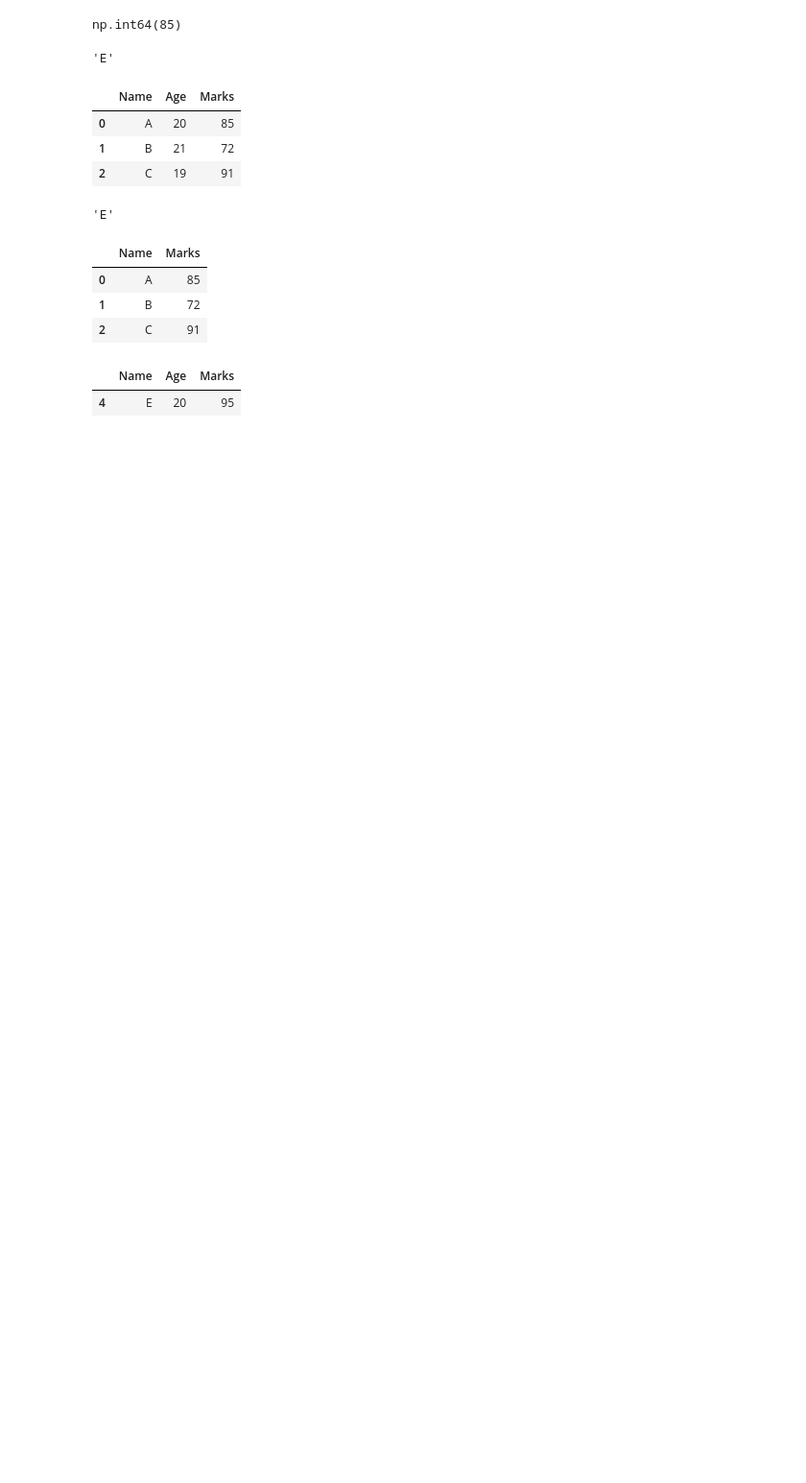
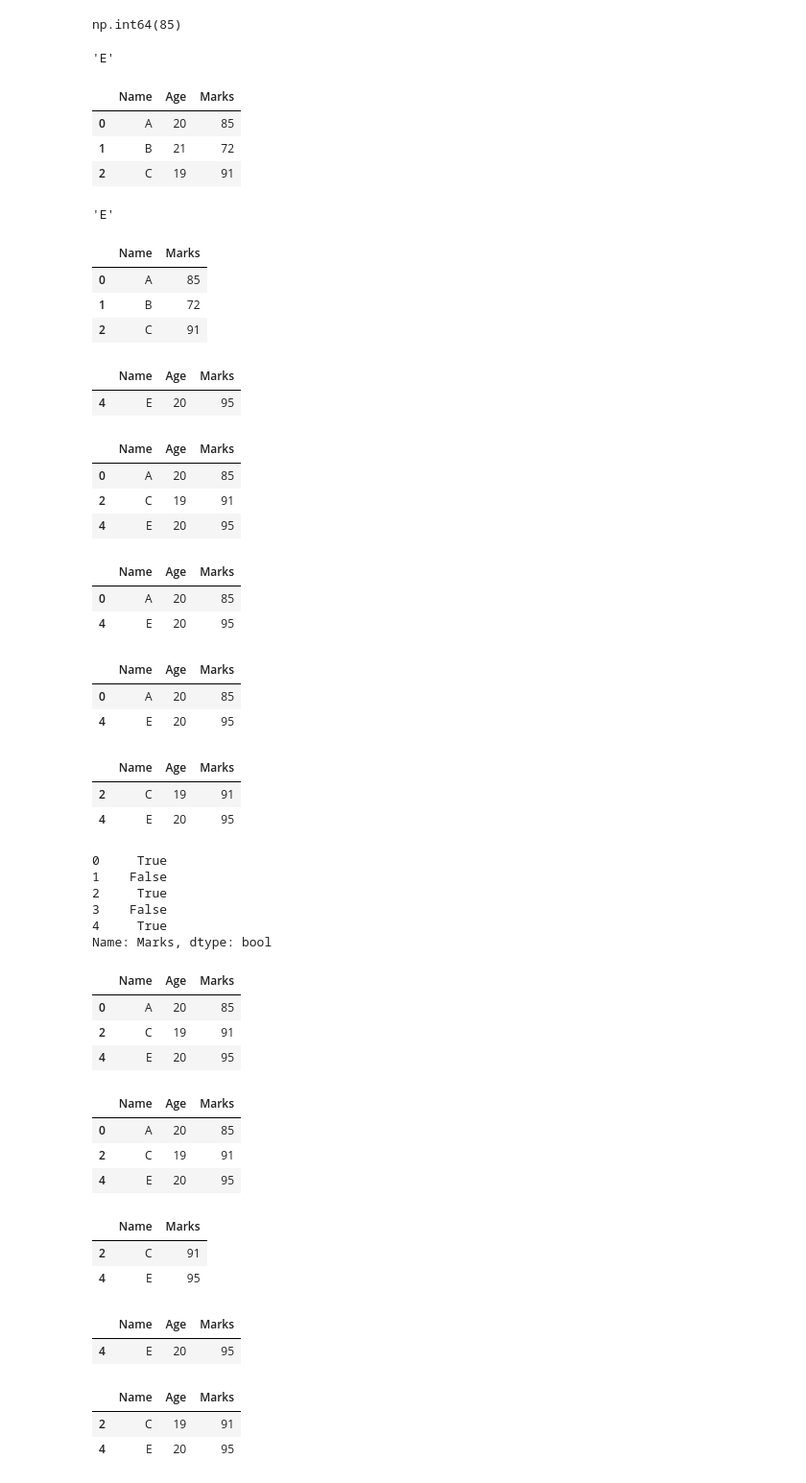
Before and after one commit to Rishabhp22/Python_Revision, a Jupyter notebook: Day18.ipynb, the cells around one changed output. Shown at 96% size. Cells and saved outputs as stored; diff of their text form; code cells hidden in the pictures; blank space fills up the shorter version.

```diff
--- a/Day18.ipynb
+++ b/Day18.ipynb
@@ -233,0 +242,65 @@ df.loc[df["Marks"] == 95]
+# %%
+df[df["Marks"] > 80]
+# %% [output]
+|  | Name | Age | Marks |
+| 0 | A | 20 | 85 |
+| 2 | C | 19 | 91 |
+| 4 | E | 20 | 95 |
+# %%
+df[df["Age"] == 20]
+# %% [output]
+|  | Name | Age | Marks |
+| 0 | A | 20 | 85 |
+| 4 | E | 20 | 95 |
+# %%
+df[(df["Marks"] >= 80) & (df["Age"] == 20)]
+# %% [output]
+|  | Name | Age | Marks |
+| 0 | A | 20 | 85 |
+| 4 | E | 20 | 95 |
+# %%
+df[(df["Marks"] > 90) | (df["Age"] < 20)]
+# %% [output]
+|  | Name | Age | Marks |
+| 2 | C | 19 | 91 |
+| 4 | E | 20 | 95 |
+# %%
+df['Marks'] > 80
+# %% [output]
+0     True
+1    False
+2     True
+3    False
+4     True
+Name: Marks, dtype: bool
+# %%
+df[df['Marks'] > 80]
+# %% [output]
+|  | Name | Age | Marks |
+| 0 | A | 20 | 85 |
+| 2 | C | 19 | 91 |
+| 4 | E | 20 | 95 |
+# %%
+df[df['Age']<21]
+# %% [output]
+|  | Name | Age | Marks |
+| 0 | A | 20 | 85 |
+| 2 | C | 19 | 91 |
+| 4 | E | 20 | 95 |
+# %%
+df.loc[df['Marks'] >= 90, ['Name','Marks']]
+# %% [output]
+|  | Name | Marks |
+| 2 | C | 91 |
+| 4 | E | 95 |
+# %%
+df[(df['Age'] == 20) & (df['Marks'] >90)]
+# %% [output]
+|  | Name | Age | Marks |
+| 4 | E | 20 | 95 |
+# %%
+df[(df['Marks'] > 90) | (df['Age']<20)]
+# %% [output]
+|  | Name | Age | Marks |
+| 2 | C | 19 | 91 |
+| 4 | E | 20 | 95 |
```
Also changed, not shown: parts of 6 cells of this notebook, 1 other file.
